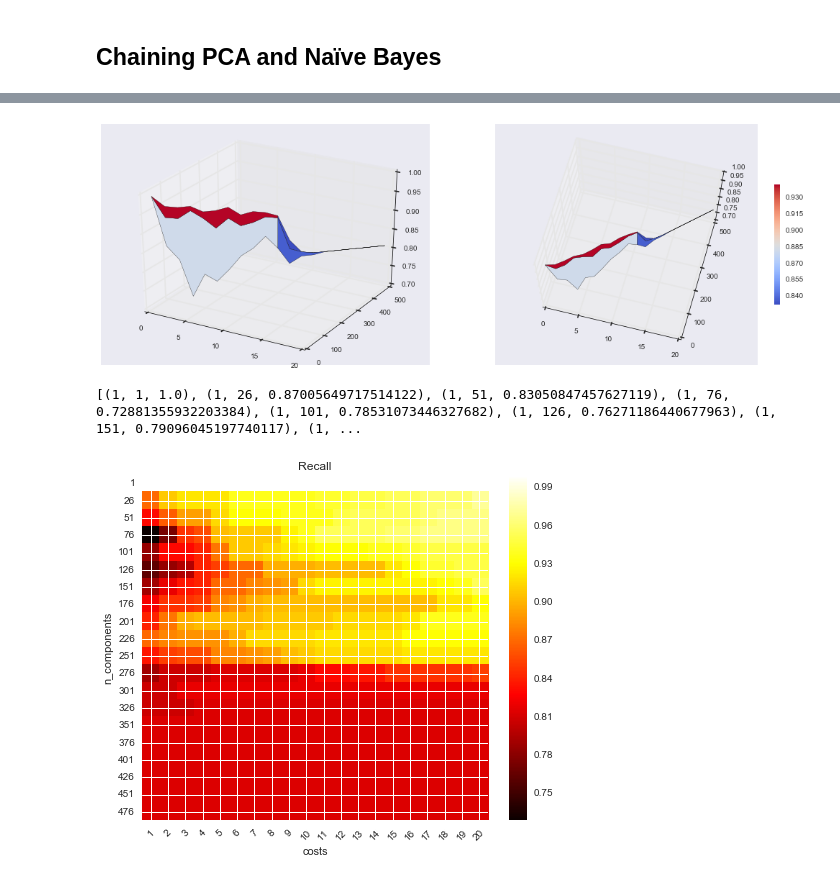
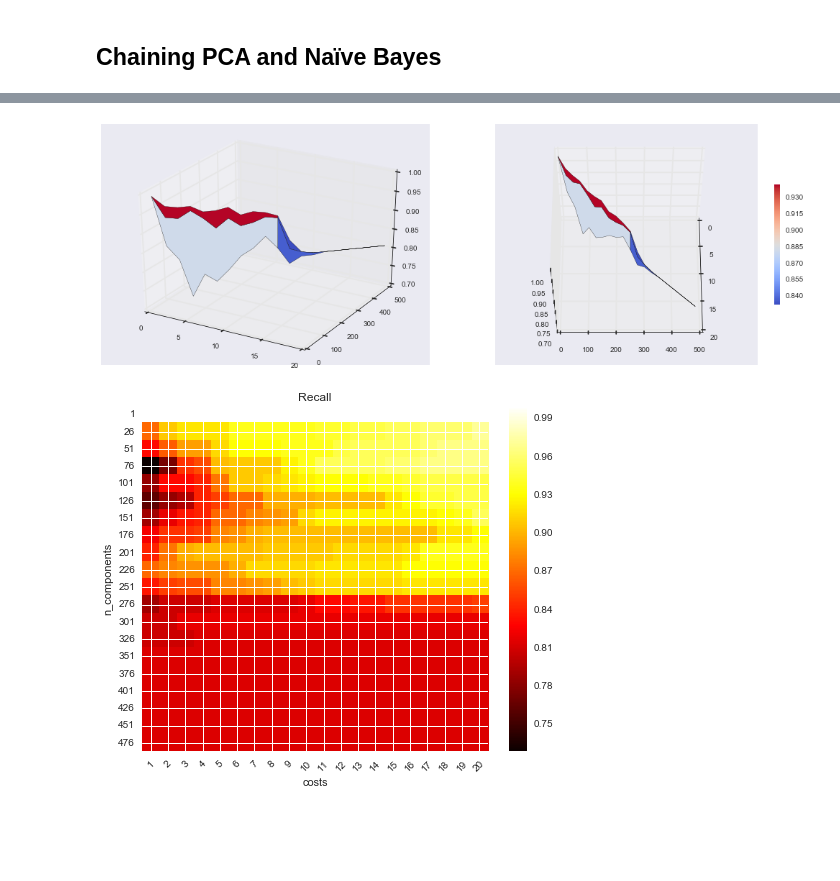
Before and after one commit to borjaeg/thete, a Jupyter notebook: Paper.ipynb, the cells around one changed output, grey strips where cells are left out. Drawn from its saved outputs; the diff is of its cells as text; code cells hidden in the pictures; blank space fills up the shorter version.

```diff
--- a/Paper.ipynb
+++ b/Paper.ipynb
@@ -280,9 +280,9 @@ import time
 
 costs = np.arange(1, 21, 1)
 n_components = np.arange(1, 500, 25)
-recalls = []
+recalls_pca = []
 
-data = []
+data_pca = []
 
 #for element in itertools.product(costs, n_components):
 t0 = time.time()
@@ -292,8 +292,8 @@ for element in itertools.product(costs, n_components):
     x_new = pca.fit_transform(extractor.transform(X).toarray())
     bayes.fit(x_new, y)
     recall = recall_score(y, bayes.predict(x_new))
-    data.append((element[0], element[1], recall))
-    recalls.append(recall)
+    data_pca.append((element[0], element[1], recall))
+    recalls_pca.append(recall)
 t1 = time.time()
 # %%
 print("time: %.3f" % (t1 - t0))
@@ -302,22 +302,18 @@ time: 137.643
 # %%
 from mpl_toolkits.mplot3d import Axes3D
 fig = plt.figure(figsize=(18,6))
 
 X_t, Y_t = np.meshgrid(costs, n_components)
-recalls_t = np.array(recalls).reshape(X_t.shape)
+recalls_t_pca = np.array(recalls_pca).reshape(X_t.shape)
 ax = fig.add_subplot(1, 2, 1, projection='3d')
-p = ax.plot_surface(costs, n_components, recalls_t, cmap=cm.coolwarm)
+p = ax.plot_surface(costs, n_components, recalls_t_pca, cmap=cm.coolwarm)
 ax = fig.add_subplot(1, 2, 2, projection='3d')
-ax.view_init(azim=-75, elev = 70)
-p = ax.plot_surface(costs, n_components, recalls_t, cmap=cm.coolwarm)
+ax.view_init(azim=-0, elev = 60)
+p = ax.plot_surface(costs, n_components, recalls_t_pca, cmap=cm.coolwarm)
 cb = fig.colorbar(p, shrink=0.5)
 plt.show()
 # %% [output]
-[figure, old version]
+[figure, new version]
-# %%
-print(data[:100])
-# %% [output]
-[(1, 1, 1.0), (1, 26, 0.87005649717514122), (1, 51, 0.83050847457627119), (1, 76, 0.72881355932203384), (1, 101, 0.78531073446327682), (1, 126, 0.76271186440677963), (1, 151, 0.79096045197740117), (1, ...
 # %%
 plt.figure(figsize=(8, 6))
 plt.subplots_adjust(left=.2, right=0.95, bottom=0.15, top=0.95)
```
Also changed, not shown: parts of 7 cells of this notebook.
